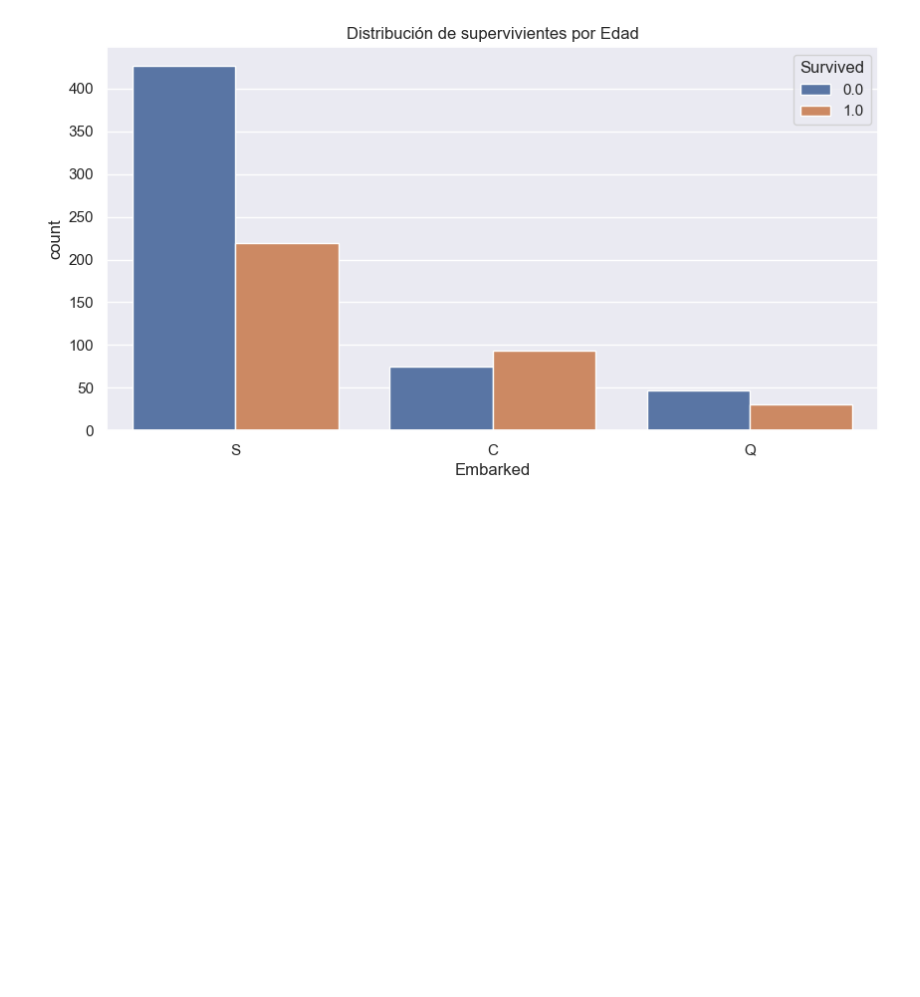
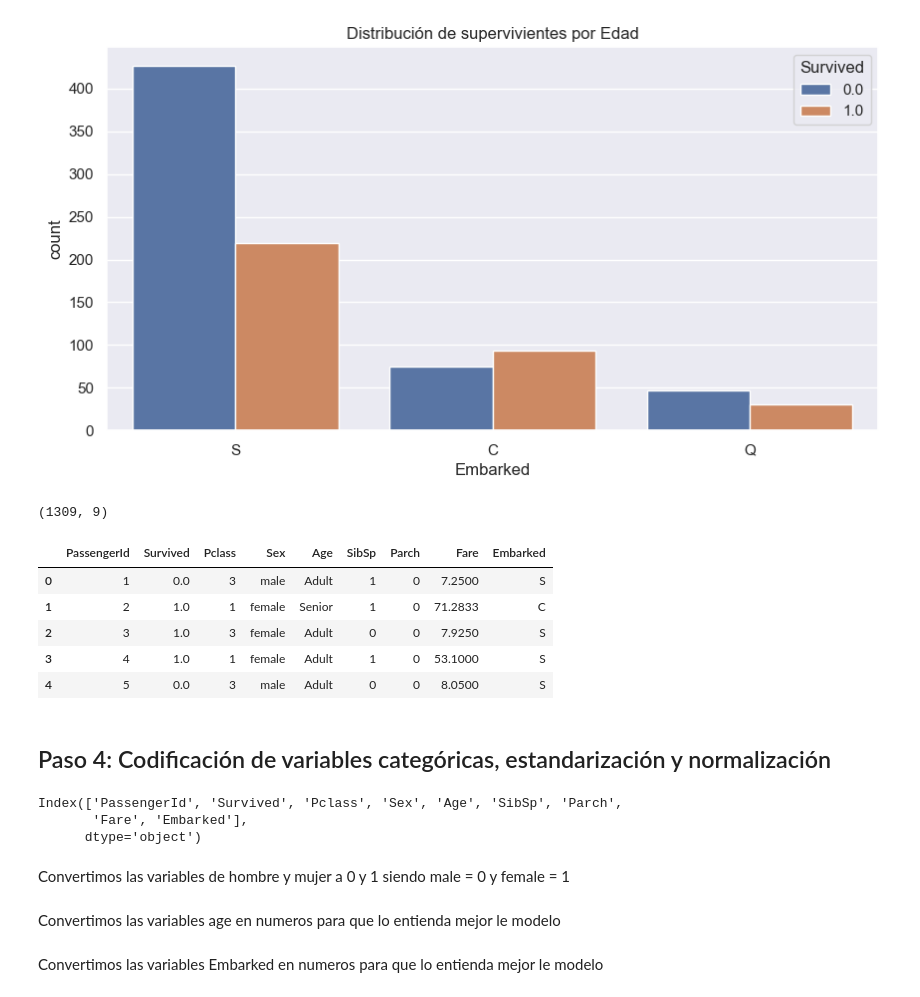
Before and after one commit to Daguerre45/LimpiezaDatos, a Jupyter notebook: Titanic.ipynb, the cells around one changed output. Cells and saved outputs as stored; diff of their text form; code cells hidden in the pictures; blank space fills up the shorter version.

```diff
--- a/Titanic.ipynb
+++ b/Titanic.ipynb
@@ -393,3 +443,26 @@ plt.title("Distribución de supervivientes por Edad")
 plt.show()
 # %% [output]
 [figure]
+# %%
+titanic_df.shape
+# %% [output]
+(1309, 9)
+# %%
+titanic_df.head()
+# %% [output]
+|  | PassengerId | Survived | Pclass | Sex | Age | SibSp | Parch | Fare | Embarked |
+| 0 | 1 | 0.0 | 3 | male | Adult | 1 | 0 | 7.2500 | S |
+| 1 | 2 | 1.0 | 1 | female | Senior | 1 | 0 | 71.2833 | C |
+| 2 | 3 | 1.0 | 3 | female | Adult | 0 | 0 | 7.9250 | S |
+| 3 | 4 | 1.0 | 1 | female | Adult | 1 | 0 | 53.1000 | S |
+| 4 | 5 | 0.0 | 3 | male | Adult | 0 | 0 | 8.0500 | S |
+# %% [markdown]
+## Paso 4: Codificación de variables categóricas, estandarización y normalización
+# %%
+titanic_df.columns
+# %% [output]
+Index(['PassengerId', 'Survived', 'Pclass', 'Sex', 'Age', 'SibSp', 'Parch',
+       'Fare', 'Embarked'],
+      dtype='object')
+# %% [markdown]
+Convertimos las variables de hombre y mujer a 0 y 1 siendo male = 0 y female = 1
@@ -395,0 +479,2 @@ plt.show()
+# %% [markdown]
+Convertimos las variables age en numeros para que lo entienda mejor le modelo
@@ -395,0 +491,2 @@ plt.show()
+# %% [markdown]
+Convertimos las variables Embarked en numeros para que lo entienda mejor le modelo
```
Also changed, not shown: parts of 28 cells of this notebook, 1 other file.
